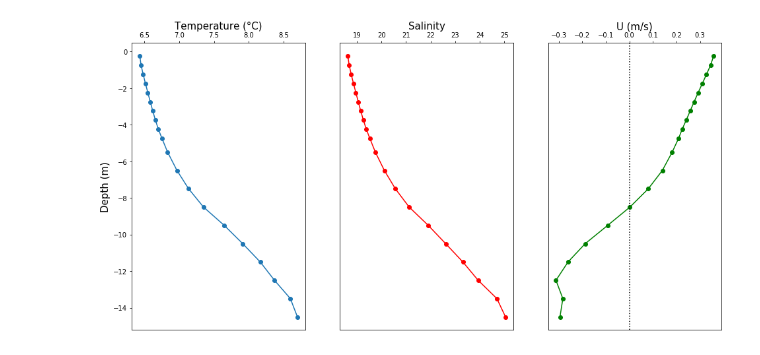
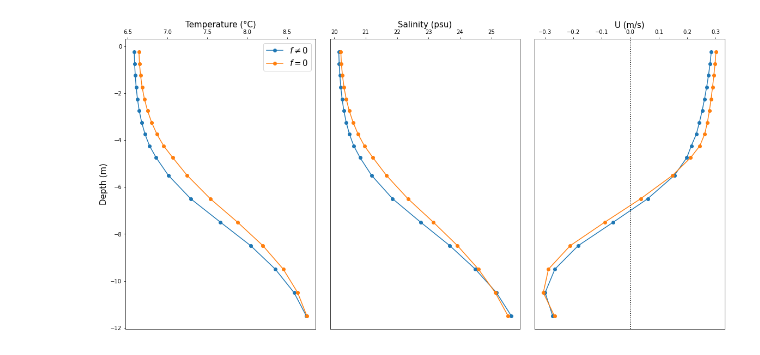
Before and after one commit to weiyangbao/Jupyter-Iceplume, a Jupyter notebook: Zprofiles.ipynb, the cells around one changed output. Saved outputs shown, nothing was run; the diff lists cells and outputs as text; code cells hidden in the pictures.

Commit message:
Change: add comparison between rotating and non-rotating run results

```diff
--- a/Zprofiles.ipynb
+++ b/Zprofiles.ipynb
@@ -4,6 +4,20 @@ import xarray as xr
 import matplotlib.pyplot as plt
 import os
 # %%
+Qsg = 700
+hs = 12
+File1 = xr.open_dataset('/Volumes/Extreme SSD/MITgcm outputs/qf' + str(format(Qsg,'03d')) + '_rot/state_' + str(format(hs,'03d')) + '.nc')
+T0 = 275 # or 81/275 for one/two week run
+Tn = len(File1.T)
+State1 = File1.isel(X=range(120), Xp1=range(121), Y=range(30,39), Yp1=range(30,40), T=range(T0,Tn))
+
+
+File2 = xr.open_dataset('/Volumes/Extreme SSD/MITgcm outputs/qf' + str(format(Qsg,'03d')) + '_long/state_' + str(format(hs,'03d')) + '.nc')
+State2 = File2.isel(X=range(120), Xp1=range(121), Y=range(30,39), Yp1=range(30,40), T=range(T0,Tn))
+
+
+
+
 state0 = xr.open_dataset('/Users/weiyangbao/Documents/Model_outputs/drag_015/state_007.nc')
 #state0 = xr.open_dataset('/Users/weiyangbao/Desktop/sill12/state_007.nc')
 #state0 = xr.open_dataset('/work/oceans/wbao/MITgcm_results/iceplume/sill30/state_004.nc')
@@ -30,35 +60,43 @@ u_tmean[mask] = np.nan
 # %%
-fig_path = "/Users/weiyangbao/Documents/Jupyter_Figs/Drag010/TSUprof/"
+fig_path = "/Users/weiyangbao/Documents/Results_Figs/TSUprof/"
 #fig_path = "/home/1959/Jupyter_Figs/sill30/TSUprof/"
 if not os.path.exists(fig_path):
     os.makedirs(fig_path)
 
 # Three-panel plot
 fig, (ax1, ax2, ax3) = plt.subplots(1,3,sharey=True, figsize=(16,8))
+fig.tight_layout()
+
 # Temperature
-ax1.plot(pt_tmean,depth,'o-')
+ax1.plot(pt_tmean1,depth,'o-', label=r'$f\neq0$')
+ax1.plot(pt_tmean2,depth,'o-', label=r'$f=0$')
+ax1.legend(fontsize=15)
 ax1.set_ylabel('Depth (m)',size = 15)
 #ax1.set_ylim(ax2.get_ylim()[::-1]) #this reverses the yaxis (i.e. deep at the bottom)
 ax1.set_xlabel('Temperature (\N{DEGREE SIGN}C)', size = 15)
 ax1.xaxis.set_label_position('top') # this moves the label to the top
 ax1.xaxis.set_ticks_position('top') # this moves the ticks to the top
 # Salinity
-ax2.plot(s_tmean,depth,'o-r')
-ax2.set_xlabel('Salinity', size = 15)
+ax2.plot(s_tmean1,depth,'o-', label=r'$f\neq0$')
+ax2.plot(s_tmean2,depth,'o-', label=r'$f=0$')
+#ax2.legend(fontsize=15)
+ax2.set_xlabel('Salinity (psu)', size = 15)
 ax2.xaxis.set_label_position('top') # this moves the label to the top
 ax2.xaxis.set_ticks_position('top') # this moves the ticks to the top
 ax2.yaxis.set_visible(False) # This erases the y ticks
 # Horizontal velocity
-ax3.plot(u_tmean,depth,'o-g')
+ax3.plot(u_tmean1,depth,'o-',label=r'$f\neq0$')
+ax3.plot(u_tmean2,depth,'o-',label=r'$f=0$')
+#ax3.legend(fontsize=15)
 ax3.axvline(x=0,color='k',linestyle=':')
 ax3.set_xlabel('U (m/s)', size = 15)
 ax3.xaxis.set_label_position('top') # this moves the label to the top
 ax3.xaxis.set_ticks_position('top') # this moves the ticks to the top
 ax3.yaxis.set_visible(False) # This erases the y ticks
 #plt.close()
-#fig.savefig(fig_path + '/q100.png', dpi = 150, bbox_inches='tight')
+fig.savefig(fig_path + '/q700.png', dpi=200, bbox_inches='tight')
 # %% [output]
-[figure, old version]
+[figure, new version]
 # %%
 u_tmean
 # %% [output]
```
Also changed, not shown: parts of 2 cells of this notebook.
